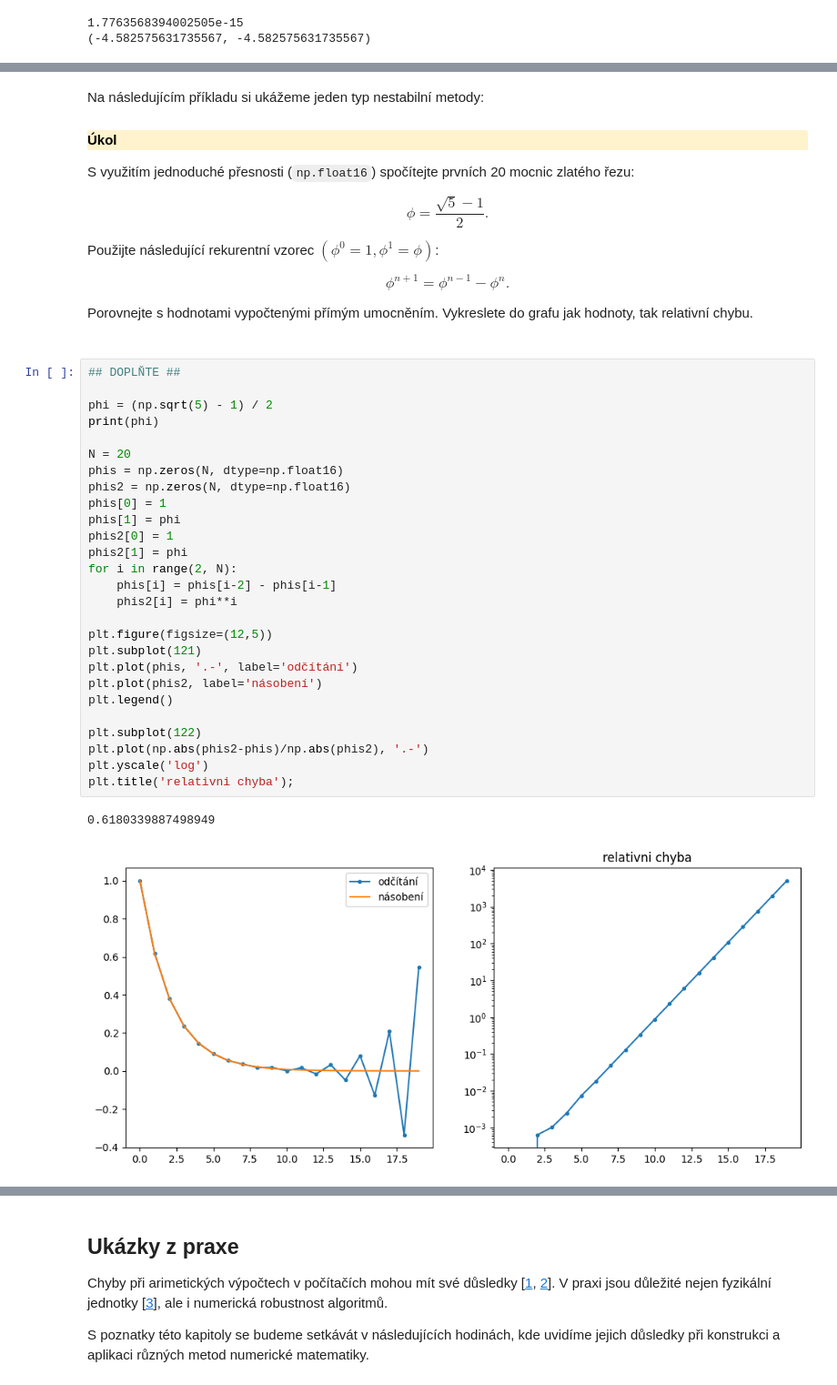
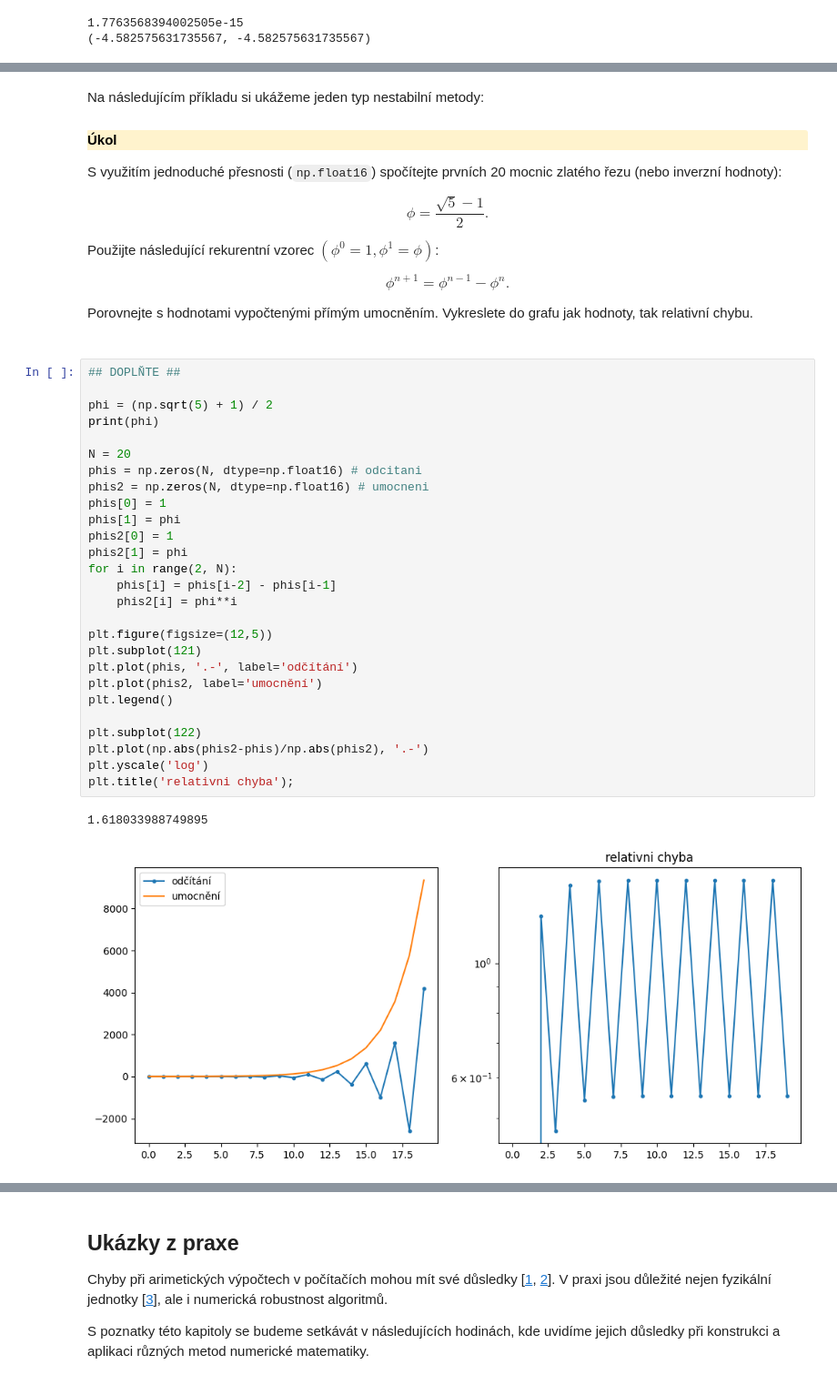
Before and after one commit to loepa01/NME1cvBook, a Jupyter notebook: _sources/lekce-vyplnene/02-chyby-stabilita-vypl.ipynb, the cells around one changed output, grey strips where cells are left out. Shown at 91% size. Drawn from its saved outputs; the diff is of its cells as text.

```diff
--- a/_sources/lekce-vyplnene/02-chyby-stabilita-vypl.ipynb
+++ b/_sources/lekce-vyplnene/02-chyby-stabilita-vypl.ipynb
@@ -757,7 +756,7 @@ Na následujícím příkladu si ukážeme jeden typ nestabilní metody:
 <div style="padding-left: 20px; padding-right: 20px; padding-top: 0px; padding-bottom: 0px; border-radius: 0px 0px 3px 3px">
 <p>
 
-S využitím jednoduché přesnosti (`np.float16`) spočítejte prvních 20 mocnic zlatého řezu:
+S využitím jednoduché přesnosti (`np.float16`) spočítejte prvních 20 mocnic zlatého řezu (nebo inverzní hodnoty):
 
 $$
 \phi = \frac{\sqrt{5} - 1}{2}.
@@ -776,31 +775,31 @@ Porovnejte s hodnotami vypočtenými přímým umocněním. Vykreslete do grafu
 # %%
 ## DOPLŇTE ##
 
-phi = (np.sqrt(5) - 1) / 2
+phi = (np.sqrt(5) + 1) / 2
 print(phi)
 
 N = 20
-phis = np.zeros(N, dtype=np.float16)
-phis2 = np.zeros(N, dtype=np.float16)
+phis = np.zeros(N, dtype=np.float16) # odcitani
+phis2 = np.zeros(N, dtype=np.float16) # umocneni
 phis[0] = 1
 phis[1] = phi
 phis2[0] = 1
 phis2[1] = phi
 for i in range(2, N):
     phis[i] = phis[i-2] - phis[i-1]
     phis2[i] = phi**i
 
 plt.figure(figsize=(12,5))
 plt.subplot(121)
 plt.plot(phis, '.-', label='odčítání')
-plt.plot(phis2, label='násobení')
+plt.plot(phis2, label='umocnění')
 plt.legend()
 
 plt.subplot(122)
 plt.plot(np.abs(phis2-phis)/np.abs(phis2), '.-')
 plt.yscale('log')
 plt.title('relativni chyba');
 # %% [output]
-0.6180339887498949
+1.618033988749895
-[figure, old version]
+[figure, new version]
 # %% [markdown]
```
Also changed, not shown: parts of 4 cells of this notebook, 25 other files.
